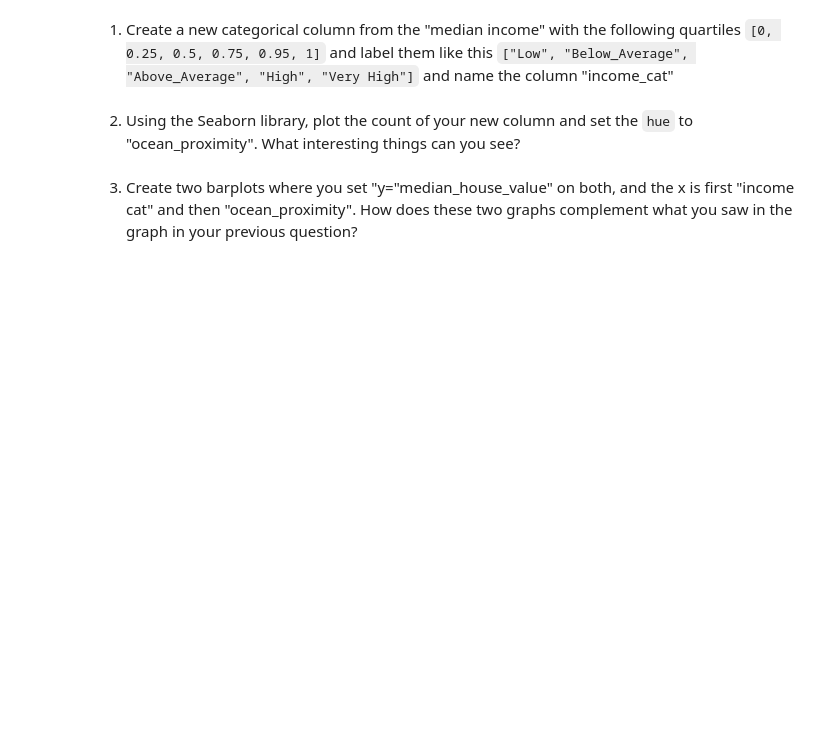
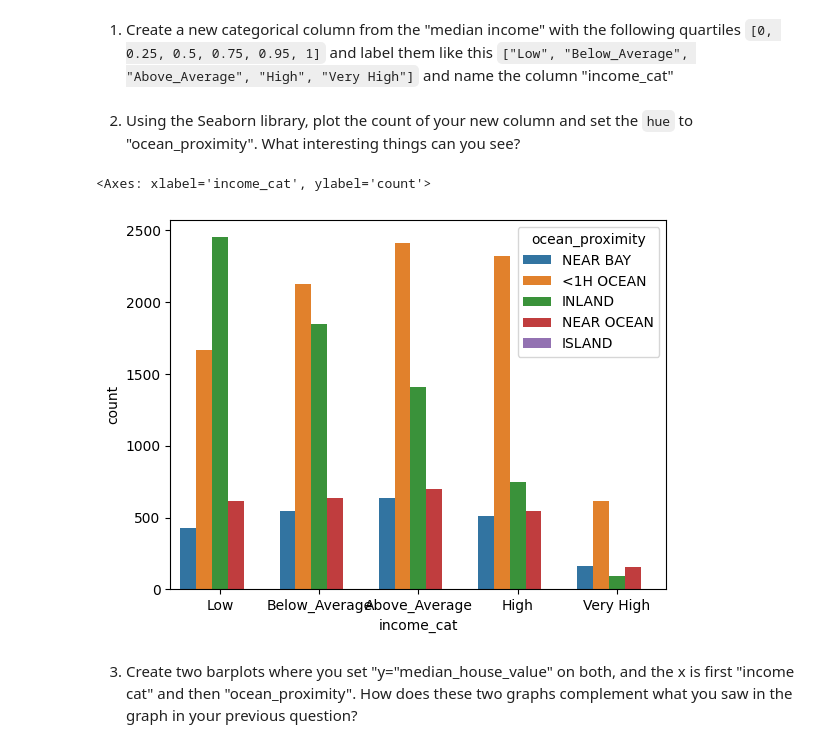
Before and after one commit to ironhack-labs/lab-ml-and-linear-regression, a Jupyter notebook: your-code/main.ipynb, the cells around one changed output. Saved outputs shown, nothing was run; the diff lists cells and outputs as text; code cells hidden in the pictures; blank space fills up the shorter version.

```diff
--- a/your-code/main.ipynb
+++ b/your-code/main.ipynb
@@ -223,7 +223,16 @@ sns.jointplot(x='median_house_value', y='median_income', data=df, kind='kde');
 #### Let's get schwifty with some EDA
 # %% [markdown]
 1. Create a new categorical column from the "median income" with the following quartiles `[0, 0.25, 0.5, 0.75, 0.95, 1]` and label them like this `["Low", "Below_Average", "Above_Average", "High", "Very High"]` and name the column "income_cat"
+# %%
+df['income_cat'] = pd.qcut(df['median_income'], q=[0, 0.25, 0.5, 0.75, 0.95, 1], labels=["Low", "Below_Average", "Above_Average", "High", "Very High"])
 # %% [markdown]
 2. Using the Seaborn library, plot the count of your new column and set the `hue` to "ocean_proximity". What interesting things can you see?
+# %%
+sns.countplot(x='income_cat', hue = 'ocean_proximity', data = df)
+
+# Districts with the highest income levels tend to be located less than 1 hour from the ocean, while inland areas are more represented in the lower income categories
+# %% [output]
+<Axes: xlabel='income_cat', ylabel='count'>
+[figure, added]
 # %% [markdown]
 3. Create two barplots where you set "y="median_house_value" on both, and the x is first "income cat" and then "ocean_proximity". How does these two graphs complement what you saw in the graph in your previous question?
```
Also changed, not shown: parts of 26 cells of this notebook, 1 other file.
